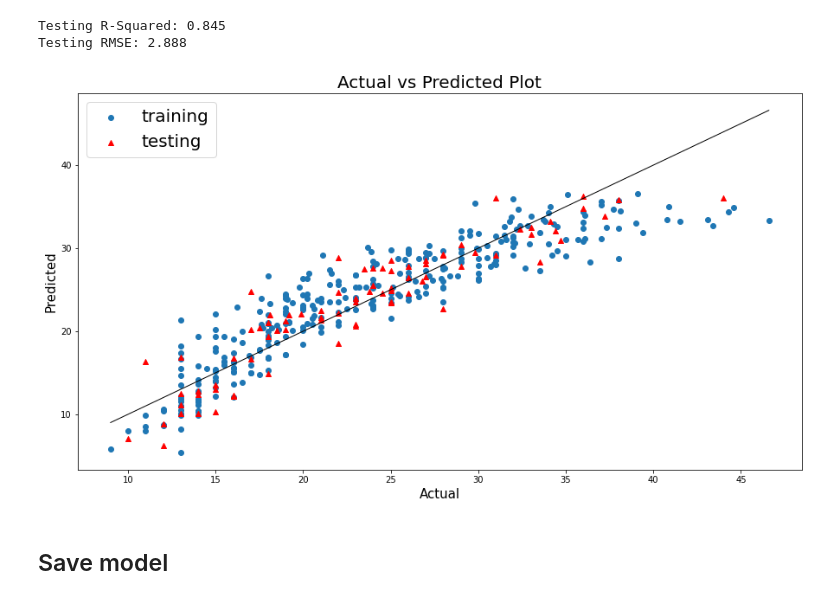
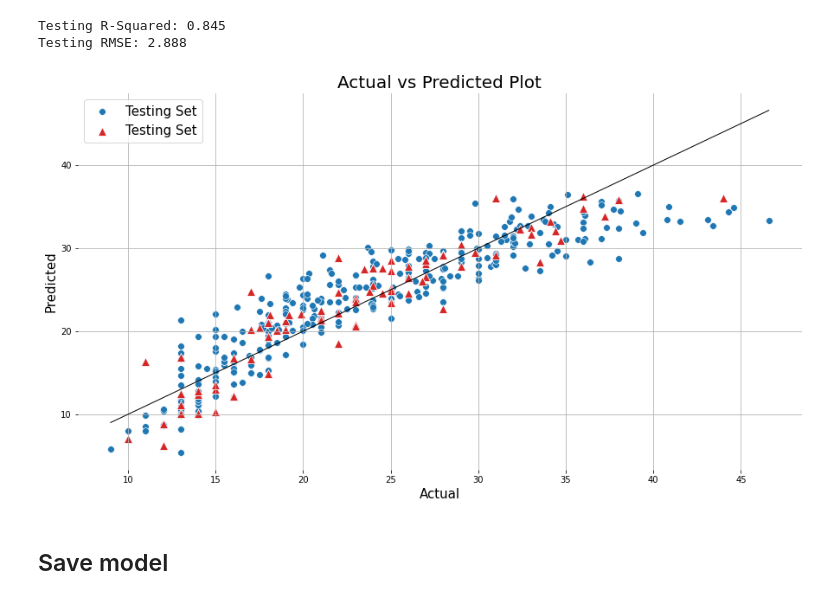
Before and after one commit to trizkynoviandy/vehicle-fuel-efficiency-prediction, a Jupyter notebook: vehicle-fuel-efficiency.ipynb, the cells around one changed output. Cells and saved outputs as stored; diff of their text form; code cells hidden in the pictures.

```diff
--- a/vehicle-fuel-efficiency.ipynb
+++ b/vehicle-fuel-efficiency.ipynb
@@ -212,18 +224,20 @@ print(f'Testing RMSE: {testing_rmse:.3f}')
 # %% [output]
 Testing R-Squared: 0.845
 Testing RMSE: 2.888
-# %%
-fig=plt.figure(figsize=(15, 8))
-plt.scatter(y_train, training_predicted, label="training")
-plt.scatter(y_test, testing_predicted, marker="^", c='r', label="testing")
-plt.plot([y.min(), y.max()], [y.min(), y.max()], "k", lw=1)
-plt.title('Actual vs Predicted Plot', size=20)
-plt.legend(fontsize=20)
-plt.ylabel('Predicted', size=15)
-plt.xlabel('Actual', size=15)
-plt.show()
-# %% [output]
-[figure, removed]
+# %%
+fig, ax = plt.subplots(figsize=(15, 8))
+sns.scatterplot(x=y_train.values.ravel(), y=training_predicted.ravel(), s=60, color="tab:blue", label="Testing Set", ax=ax, )
+sns.scatterplot(x=y_test.values.ravel(), y=testing_predicted.ravel(), s=100, marker="^", color="tab:red", label="Testing Set", ax=ax)
+sns.despine(fig, left=True, bottom=True)
+plt.plot([y.min(), y.max()], [y.min(), y.max()], "k", lw=1)
+ax.set_title("Actual vs Predicted Plot", fontsize=20)
+ax.legend(loc='upper left', fontsize=15)
+ax.set_xlabel("Actual", fontsize=15)
+ax.set_ylabel("Predicted", fontsize=15)
+
+ax.grid()
+# %% [output]
+[figure, added]
 # %% [markdown]
 ## Save model
 # %%
```
Also changed, not shown: parts of 6 cells of this notebook.
